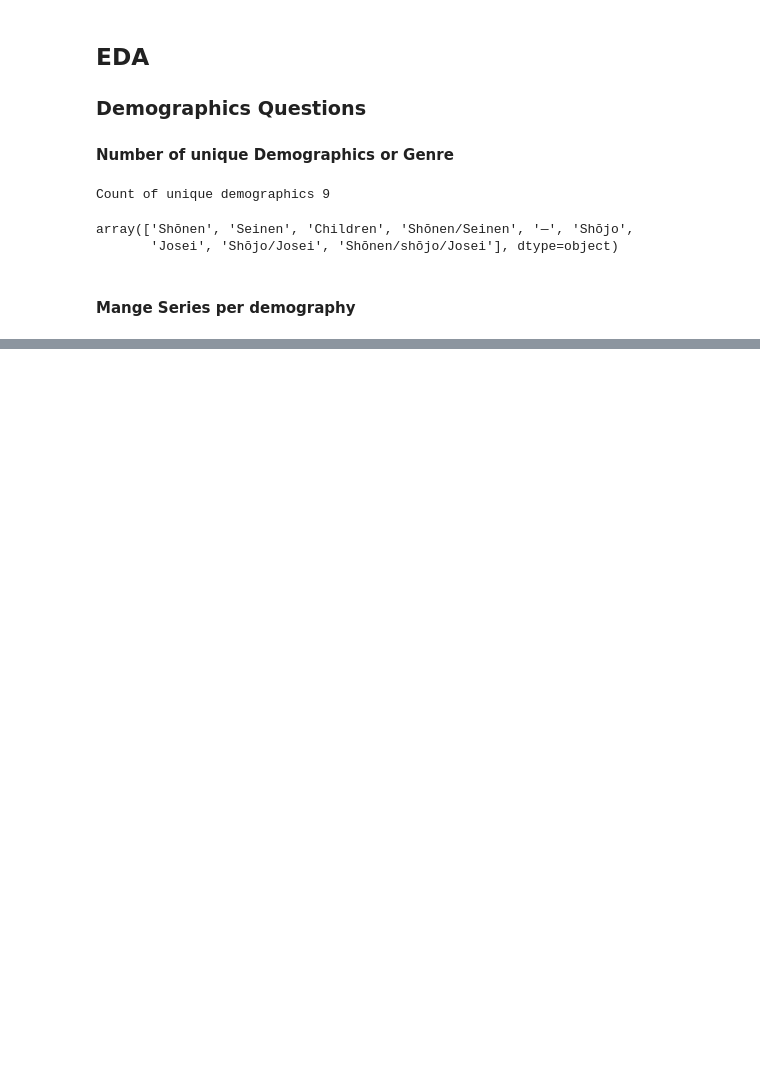
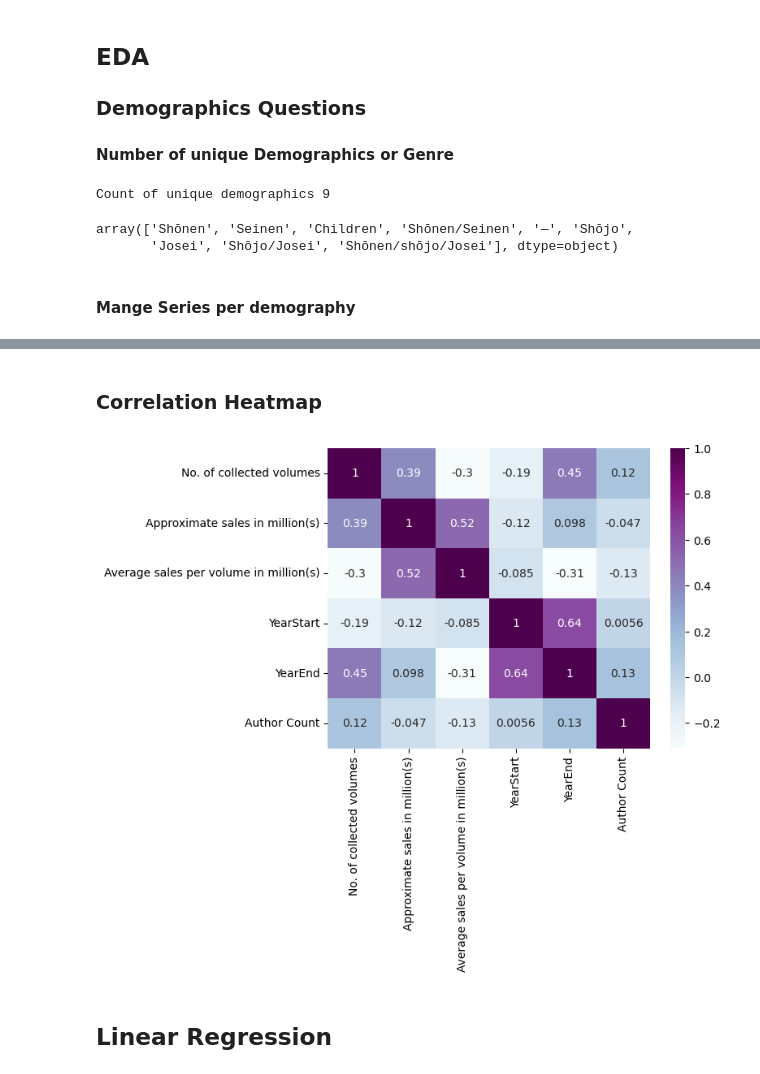
Before and after one commit to sha1129/Data_Exploration, a Jupyter notebook: 4 Best Manga EDA.ipynb, the cells around one changed output, grey strips where cells are left out. Saved outputs shown, nothing was run; the diff lists cells and outputs as text; code cells hidden in the pictures; blank space fills up the shorter version.

```diff
--- a/4 Best Manga EDA.ipynb
+++ b/4 Best Manga EDA.ipynb
@@ -158,0 +251,12 @@ Name: Manga series, dtype: int64
+# %% [markdown]
+### Correlation Heatmap
+# %%
+corr_df = bestM_df.corr(numeric_only=True)
+
+sns.heatmap(corr_df,annot=True, cmap='BuPu')
+
+plt.show()
+# %% [output]
+[figure, added]
+# %% [markdown]
+## Linear Regression
```
Also changed, not shown: parts of 14 cells of this notebook.
